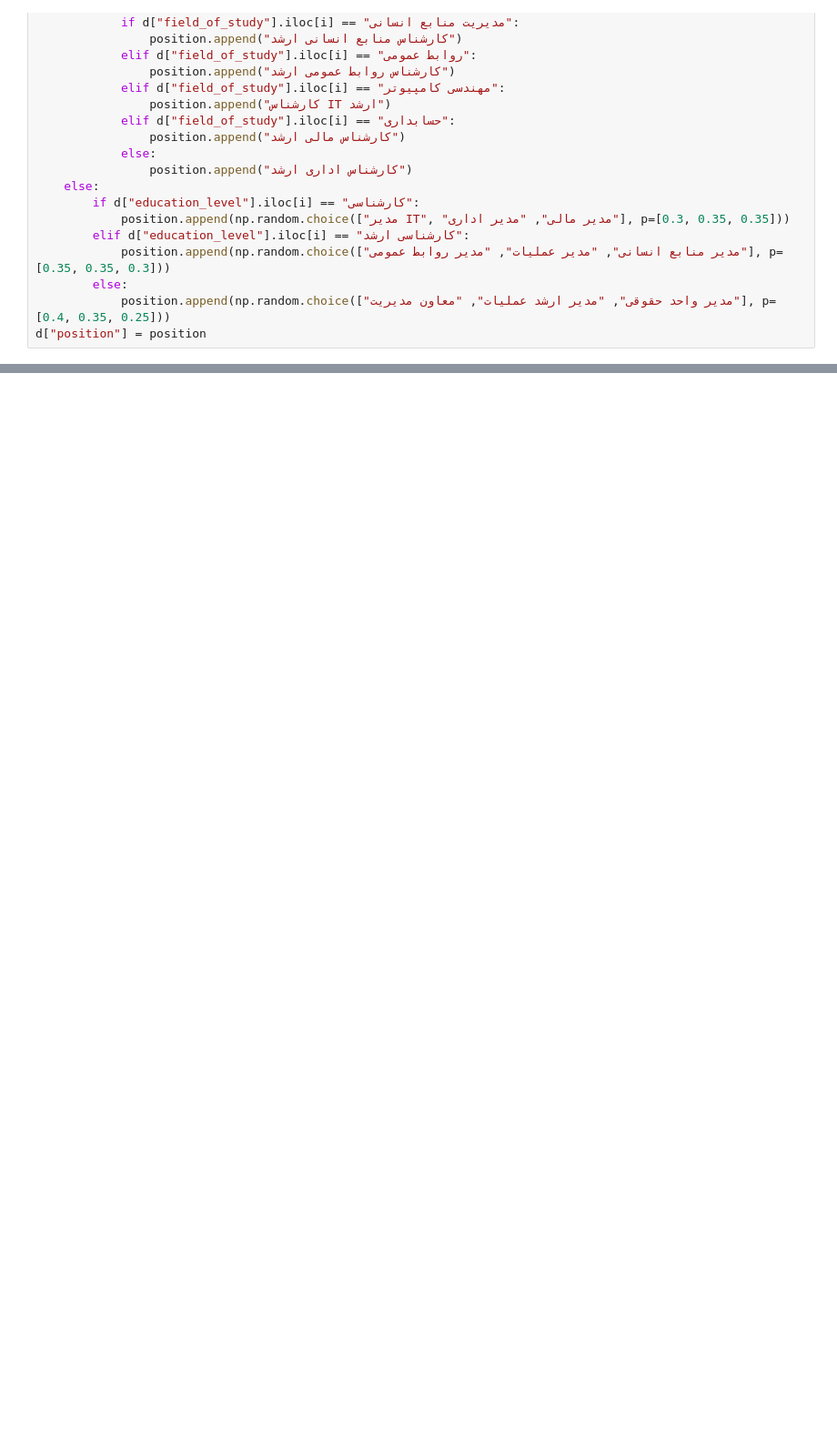
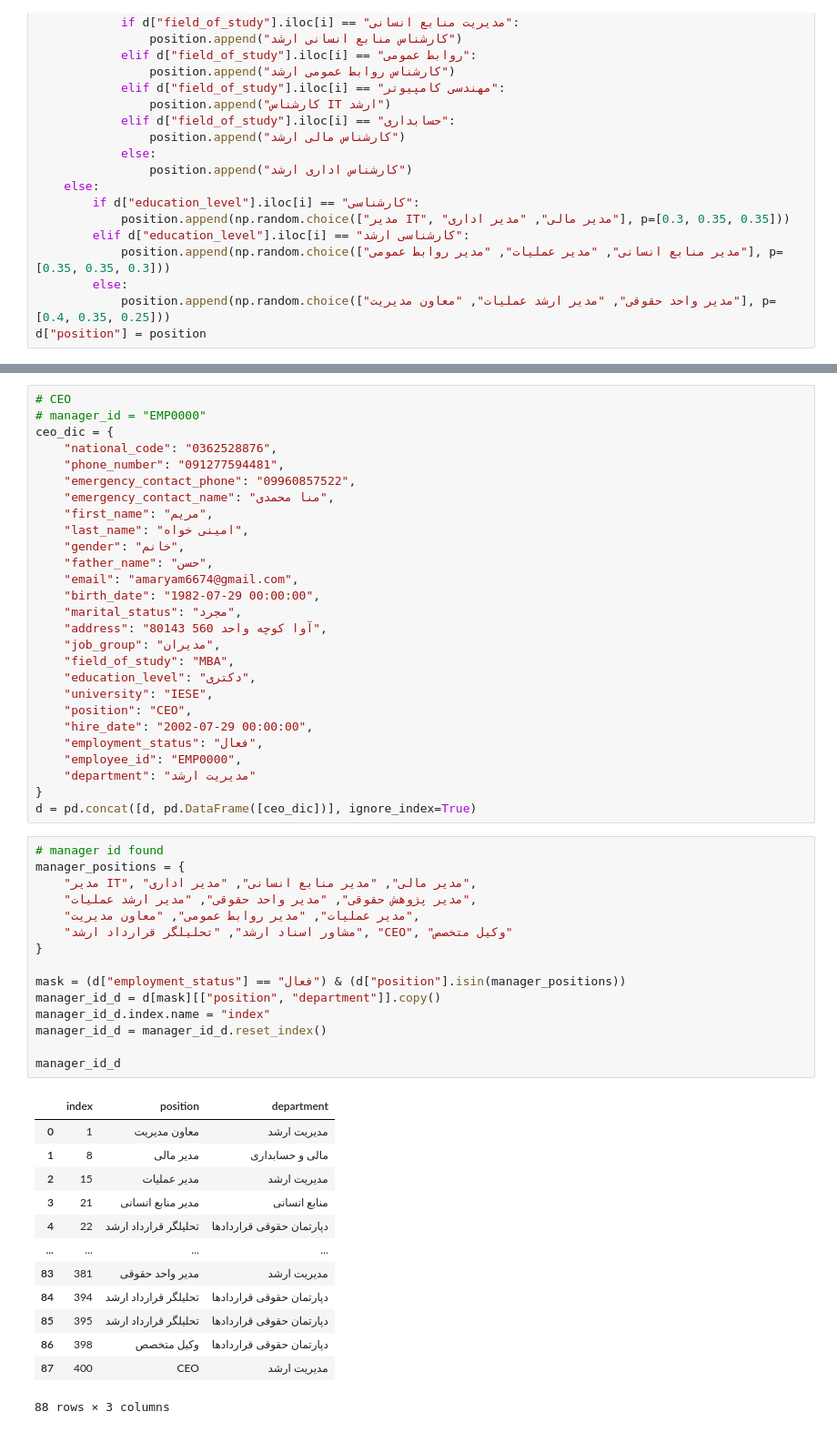
Before and after one commit to maryamini00/hr-analytics-system, a Jupyter notebook: data/personal_records.ipynb, the cells around one changed output, grey strips where cells are left out. Shown at 91% size. Saved outputs shown, nothing was run; the diff lists cells and outputs as text; blank space fills up the shorter version.

```diff
--- a/data/personal_records.ipynb
+++ b/data/personal_records.ipynb
@@ -290,0 +322,56 @@ memory usage: 12.7 KB
+# %%
+# CEO
+# manager_id = "EMP0000"
+ceo_dic = {
+    "national_code": "0362528876",
+    "phone_number": "091277594481",
+    "emergency_contact_phone": "09960857522",
+    "emergency_contact_name": "منا محمدی",
+    "first_name": "مریم",
+    "last_name": "امینی خواه",
+    "gender": "خانم",
+    "father_name": "حسن",
+    "email": "amaryam6674@gmail.com",
+    "birth_date": "1982-07-29 00:00:00",
+    "marital_status": "مجرد",
+    "address": "80143 آوا کوچه واحد 560",
+    "job_group": "مدیران",
+    "field_of_study": "MBA",
+    "education_level": "دکتری",
+    "university": "IESE",
+    "position": "CEO",
+    "hire_date": "2002-07-29 00:00:00",
+    "employment_status": "فعال",
+    "employee_id": "EMP0000",
+    "department": "مدیریت ارشد"
+}
+d = pd.concat([d, pd.DataFrame([ceo_dic])], ignore_index=True)
+# %%
+# manager id found
+manager_positions = {
+    "مدیر IT", "مدیر مالی", "مدیر منابع انسانی", "مدیر اداری",
+    "مدیر پژوهش حقوقی", "مدیر واحد حقوقی", "مدیر ارشد عملیات",
+    "مدیر عملیات", "مدیر روابط عمومی", "معاون مدیریت",
+    "مشاور اسناد ارشد", "تحلیلگر قرارداد ارشد", "CEO", "وکیل متخصص"
+}
+
+mask = (d["employment_status"] == "فعال") & (d["position"].isin(manager_positions))
+manager_id_d = d[mask][["position", "department"]].copy()
+manager_id_d.index.name = "index"
+manager_id_d = manager_id_d.reset_index()
+
+manager_id_d
+# %% [output]
+|  | index | position | department |
+| 0 | 1 | معاون مدیریت | مدیریت ارشد |
+| 1 | 8 | مدیر مالی | مالی و حسابداری |
+| 2 | 15 | مدیر عملیات | مدیریت ارشد |
+| 3 | 21 | مدیر منابع انسانی | منابع انسانی |
+| 4 | 22 | تحلیلگر قرارداد ارشد | دپارتمان حقوقی قراردادها |
+| ... | ... | ... | ... |
+| 83 | 381 | مدیر واحد حقوقی | مدیریت ارشد |
+| 84 | 394 | تحلیلگر قرارداد ارشد | دپارتمان حقوقی قراردادها |
+| 85 | 395 | تحلیلگر قرارداد ارشد | دپارتمان حقوقی قراردادها |
+| 86 | 398 | وکیل متخصص | دپارتمان حقوقی قراردادها |
+| 87 | 400 | CEO | مدیریت ارشد |
+88 rows × 3 columns
```
Also changed, not shown: parts of 18 cells of this notebook.
